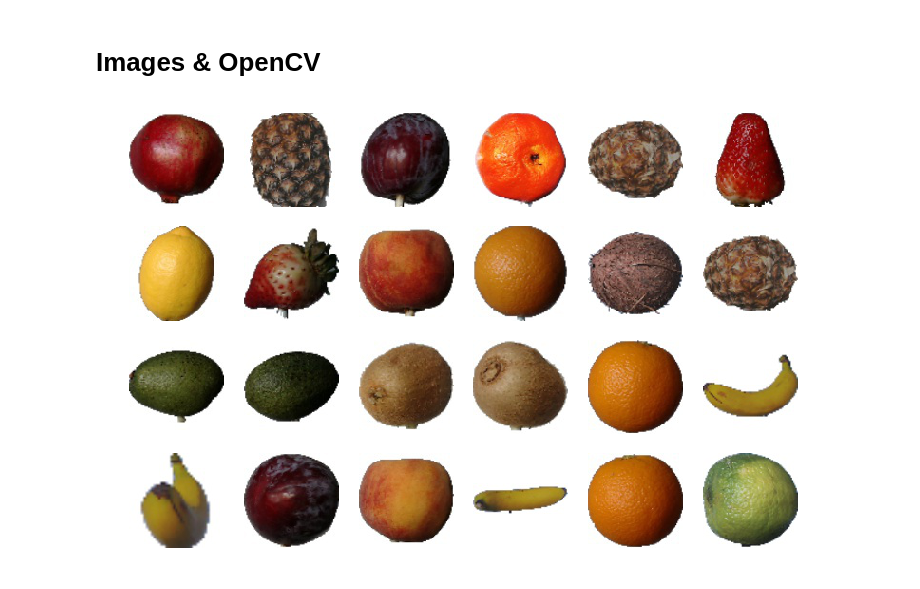
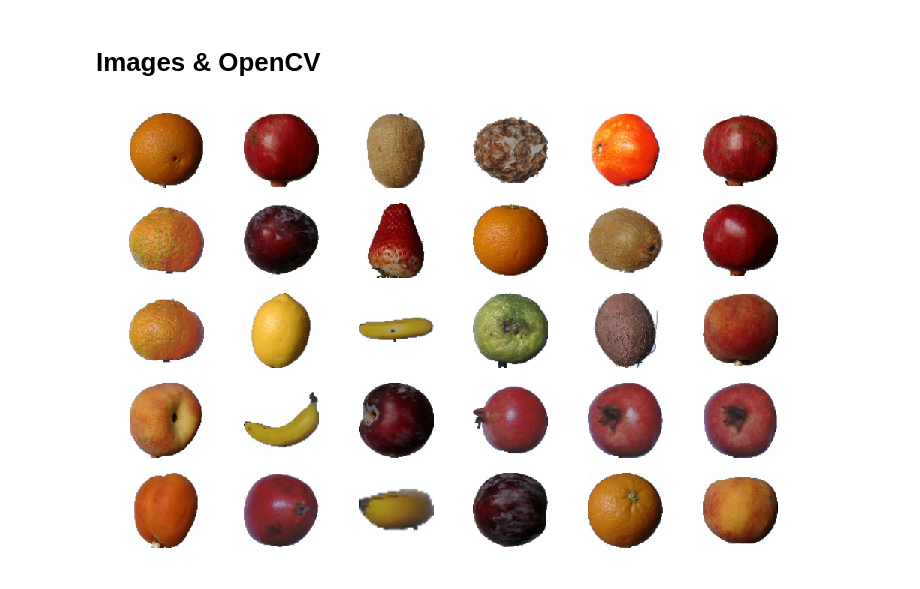
Before and after one commit to codecentric/from-keras-to-production-workshop, a Jupyter notebook: notebooks/1-deeplearning/01-eda.ipynb, the cells around one changed output. Saved outputs shown, nothing was run; the diff lists cells and outputs as text; code cells hidden in the pictures.

```diff
--- a/notebooks/1-deeplearning/01-eda.ipynb
+++ b/notebooks/1-deeplearning/01-eda.ipynb
@@ -13,15 +13,15 @@ valid_image_files_path = "/keras2production/fruits/Test/"
 # %%
 beispiel_bilder = !find $train_image_files_path -type f -name "*.jpg"
 # %%
-num_beispiel_bilder = 24
-beispiel_bilder = random.sample(beispiel_bilder, num_beispiel_bilder)
+num_beispiel_bilder = 30
+beispiel_bilder_random = random.sample(beispiel_bilder, num_beispiel_bilder)
 
 fig = plt.figure(figsize=(12,8))
 
 for i in range(num_beispiel_bilder):
-    fig.add_subplot(4, 6, i + 1)
+    fig.add_subplot(5, 6, i + 1)
     plt.axis('off')
-    img = plt.imread(beispiel_bilder[i])
+    img = plt.imread(beispiel_bilder_random[i])
     plt.imshow(img)
 # %% [output]
-[figure, old version]
+[figure, new version]
```
